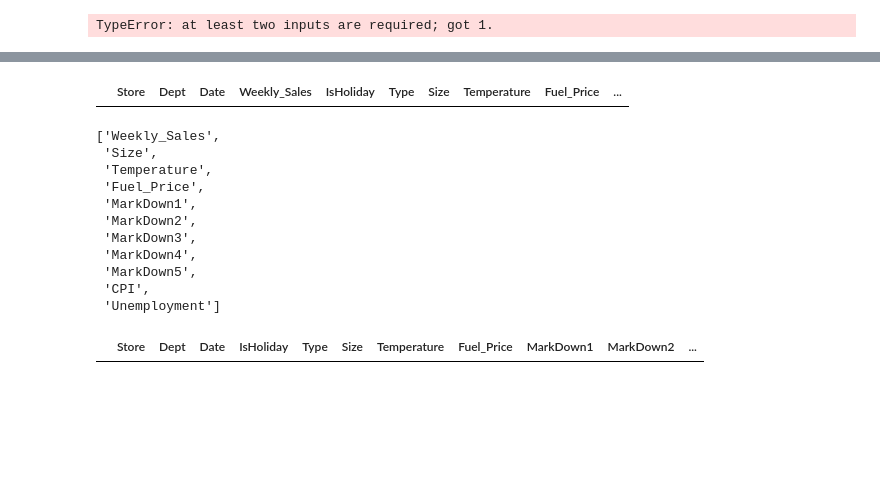
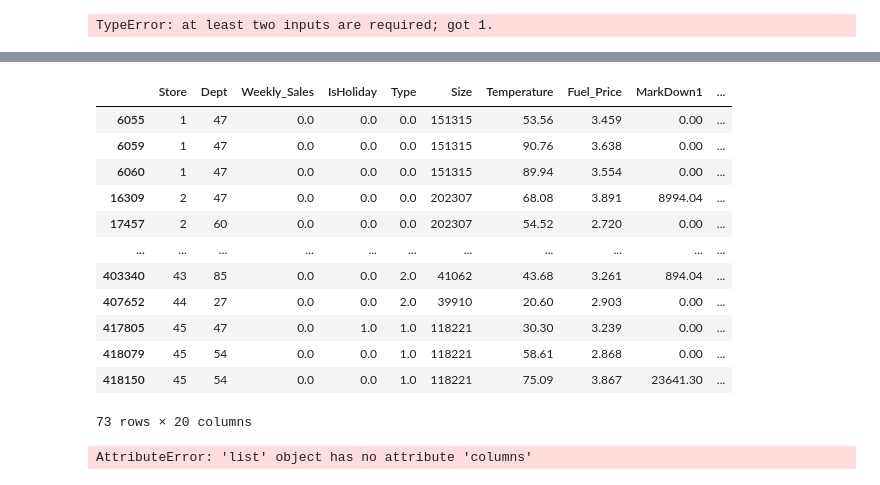
Before and after one commit to Hemanthk408/store-dataset, a Jupyter notebook: store_sales_data.ipynb, the cells around one changed output, grey strips where cells are left out. Saved outputs shown, nothing was run; the diff lists cells and outputs as text; code cells hidden in the pictures; blank space fills up the shorter version.

```diff
--- a/store_sales_data.ipynb
+++ b/store_sales_data.ipynb
@@ -135,6 +79,6 @@ df.drop("Date",axis=1,inplace=True)
 from sklearn.preprocessing import OrdinalEncoder
 encoder=OrdinalEncoder()
 # %%
-df1["IsHoliday"]=encoder.fit_transform(df[["IsHoliday"]])
-df1["Type"]=encoder.fit_transform(df[["Type"]])
+df["IsHoliday"]=encoder.fit_transform(df[["IsHoliday"]])
+df["Type"]=encoder.fit_transform(df[["Type"]])
 # %%
@@ -264,18 +211,20 @@ year nan 0.0
-# %%
-ssf[ssf[i]==0]
-# %% [output]
-|  | Store | Dept | Date | Weekly_Sales | IsHoliday | Type | Size | Temperature | Fuel_Price | ... |
+# %%
+df[df["Weekly_Sales"]==0]
+# %% [output]
+|  | Store | Dept | Weekly_Sales | IsHoliday | Type | Size | Temperature | Fuel_Price | MarkDown1 | ... |
+| 6055 | 1 | 47 | 0.0 | 0.0 | 0.0 | 151315 | 53.56 | 3.459 | 0.00 | ... |
+| 6059 | 1 | 47 | 0.0 | 0.0 | 0.0 | 151315 | 90.76 | 3.638 | 0.00 | ... |
+| 6060 | 1 | 47 | 0.0 | 0.0 | 0.0 | 151315 | 89.94 | 3.554 | 0.00 | ... |
+| 16309 | 2 | 47 | 0.0 | 0.0 | 0.0 | 202307 | 68.08 | 3.891 | 8994.04 | ... |
+| 17457 | 2 | 60 | 0.0 | 0.0 | 0.0 | 202307 | 54.52 | 2.720 | 0.00 | ... |
+| ... | ... | ... | ... | ... | ... | ... | ... | ... | ... | ... |
+| 403340 | 43 | 85 | 0.0 | 0.0 | 2.0 | 41062 | 43.68 | 3.261 | 894.04 | ... |
+| 407652 | 44 | 27 | 0.0 | 0.0 | 2.0 | 39910 | 20.60 | 2.903 | 0.00 | ... |
+| 417805 | 45 | 47 | 0.0 | 1.0 | 1.0 | 118221 | 30.30 | 3.239 | 0.00 | ... |
+| 418079 | 45 | 54 | 0.0 | 0.0 | 1.0 | 118221 | 58.61 | 2.868 | 0.00 | ... |
+| 418150 | 45 | 54 | 0.0 | 0.0 | 1.0 | 118221 | 75.09 | 3.867 | 23641.30 | ... |
+73 rows × 20 columns
 # %%
-continues
+continues.columns()
 # %% [output]
-['Weekly_Sales',
- 'Size',
- 'Temperature',
- 'Fuel_Price',
- 'MarkDown1',
- 'MarkDown2',
- 'MarkDown3',
- 'MarkDown4',
- 'MarkDown5',
- 'CPI',
- 'Unemployment']
+AttributeError: 'list' object has no attribute 'columns'
@@ -286,5 +231 @@ ssf.drop(ssf.loc[ssf["Weekly_Sales"]==0].index,inplace=True)
-# %%
-ssf[ssf["Weekly_Sales"]==0].drop("Weekly_Sales",axis=1)
-# %% [output]
-|  | Store | Dept | Date | IsHoliday | Type | Size | Temperature | Fuel_Price | MarkDown1 | MarkDown2 | ... |
 # %%
```
Also changed, not shown: parts of 22 cells of this notebook.
